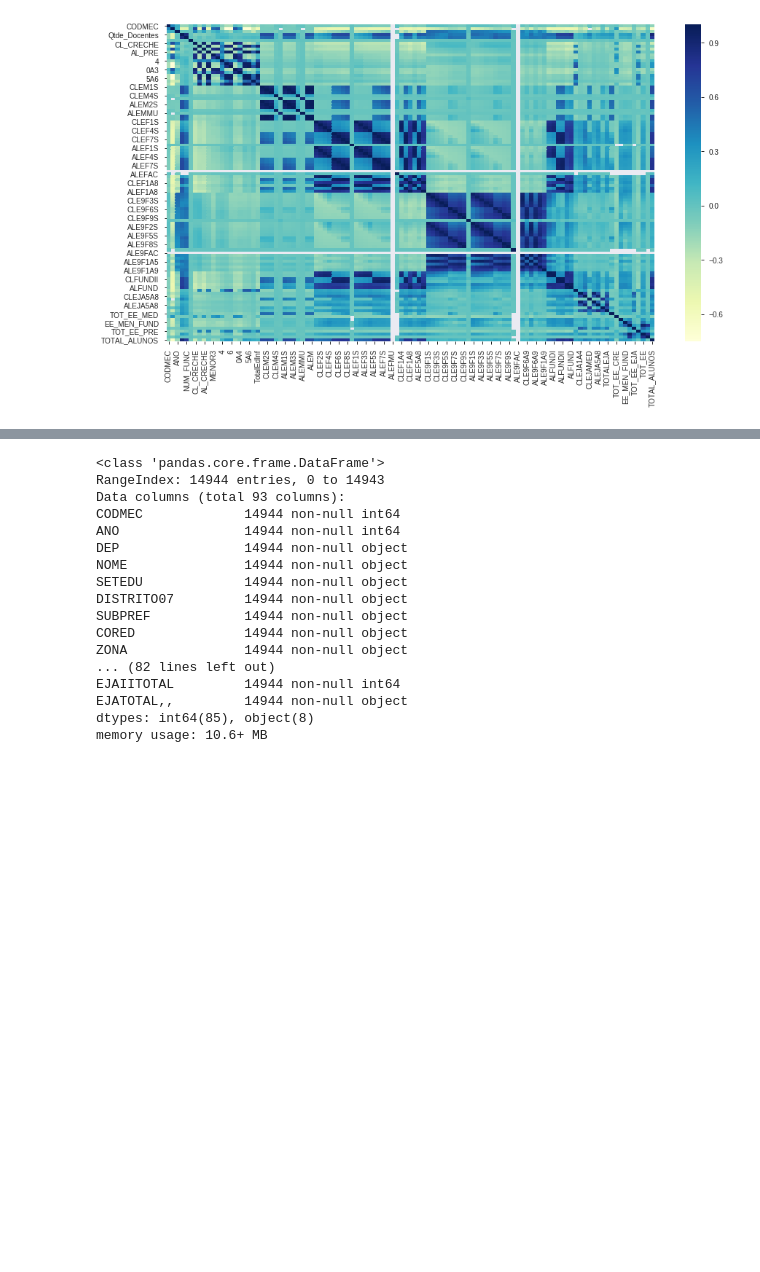
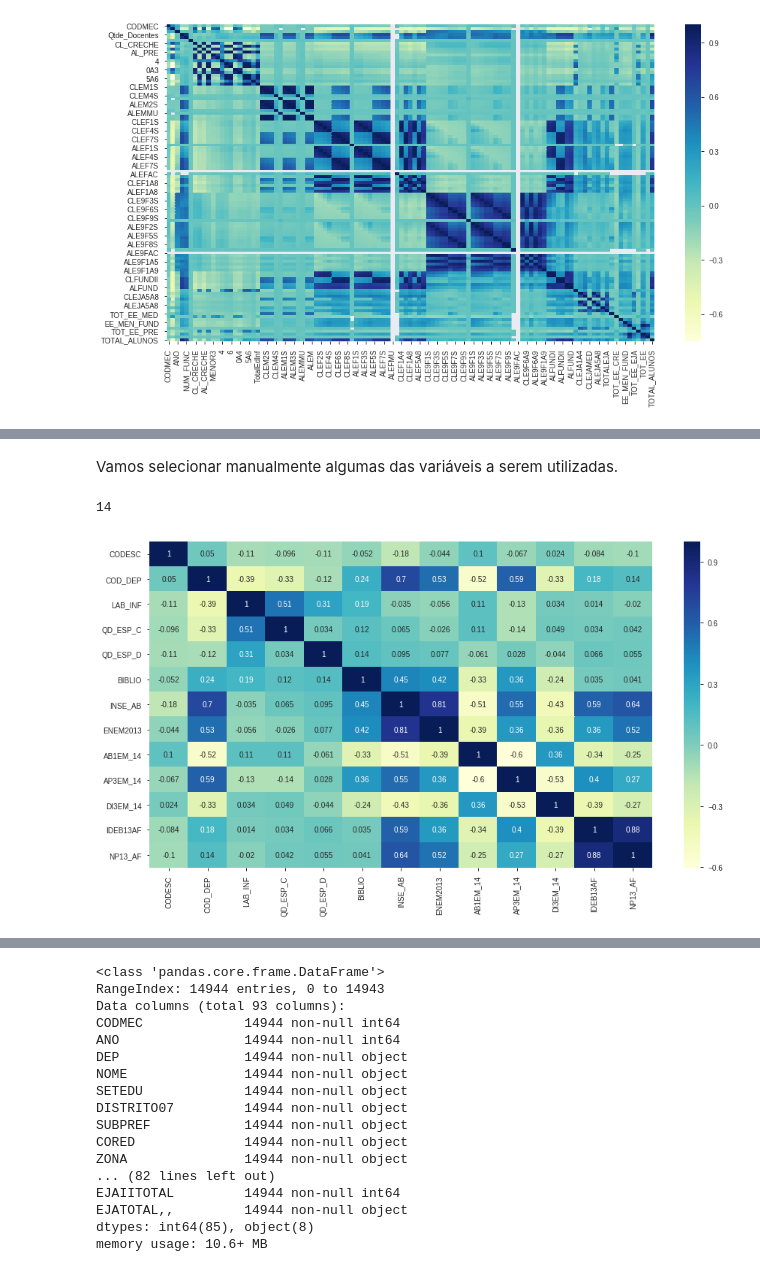
Before and after one commit to davibarreira/FDS-Homeworks, a Jupyter notebook: hw2/Homework2.ipynb, the cells around one changed output, grey strips where cells are left out. Cells and saved outputs as stored; diff of their text form; code cells hidden in the pictures; blank space fills up the shorter version.

```diff
--- a/hw2/Homework2.ipynb
+++ b/hw2/Homework2.ipynb
@@ -119,0 +127,14 @@ KeyError: "['NUM_FUNC', 'Qtde_Docentes'] not in index"
+# %% [markdown]
+Vamos selecionar manualmente algumas das variáveis a serem utilizadas.
+# %%
+colunas_selecionadas = ['CODESC','COD_DEP','TIP_DEP','LAB_INF','QD_ESP_C','QD_ESP_D','BIBLIO',
+                        'INSE_AB','ENEM2013','AB1EM_14','AP3EM_14','DI3EM_14'
+                        ,'IDEB13AF','NP13_AF']
+# %%
+esc = esc[colunas_selecionadas]
+plt.figure(figsize=(15,8))
+sns.heatmap(esc.corr(),annot=True,cmap='YlGnBu')
+len(esc.columns)
+# %% [output]
+14
+[figure, added]
```
Also changed, not shown: parts of 13 cells of this notebook.
